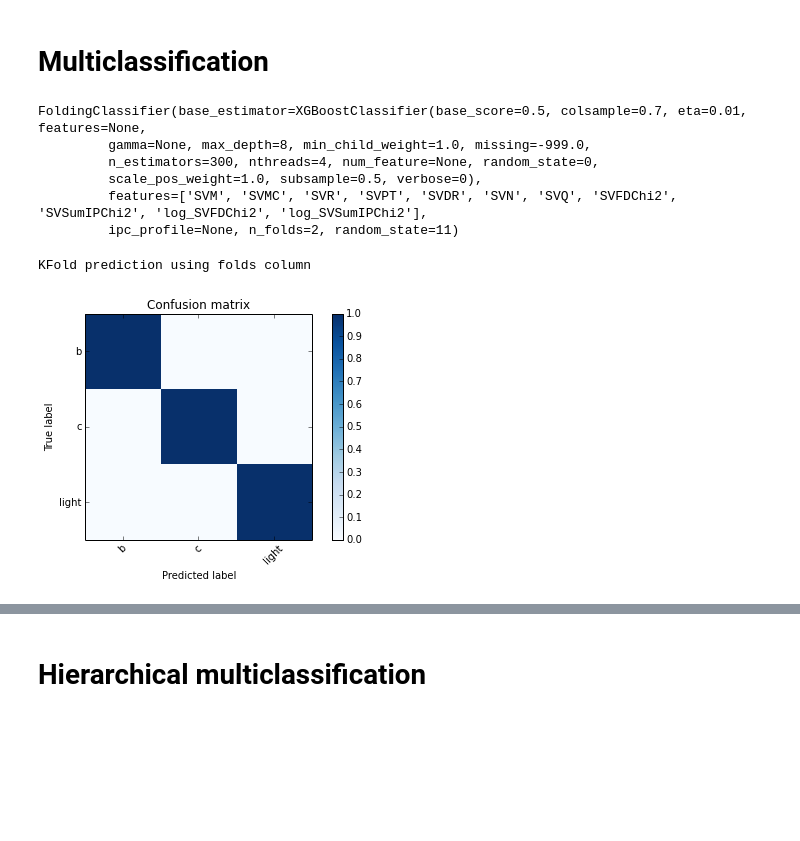
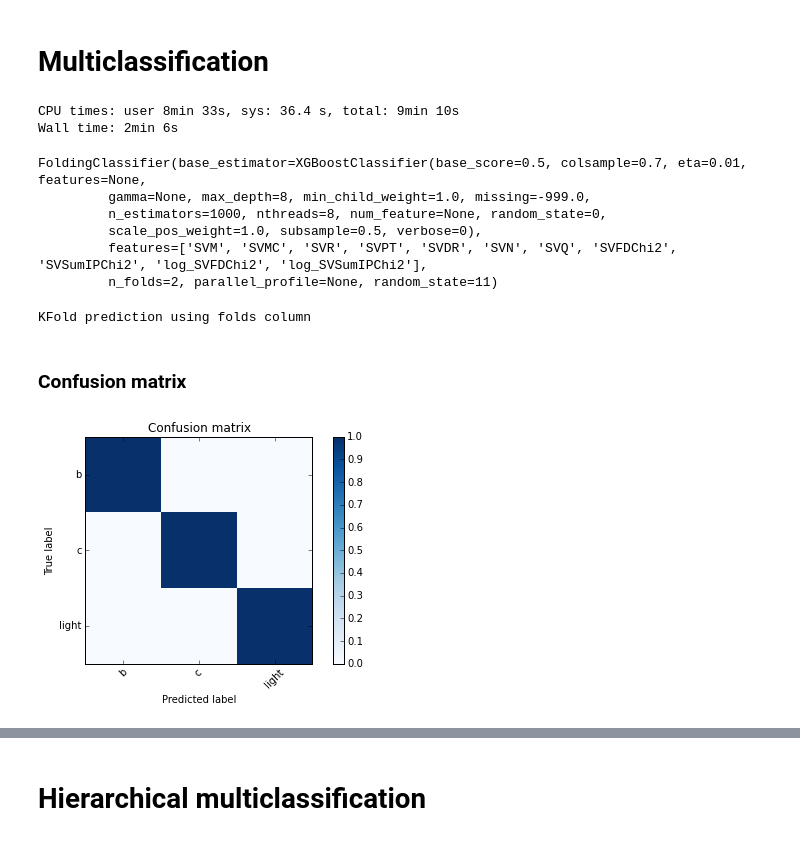
Before and after one commit to tlikhomanenko/jet_tagging_LHCb, a Jupyter notebook: jet-tagging.ipynb, the cells around one changed output, grey strips where cells are left out. Drawn from its saved outputs; the diff is of its cells as text; code cells hidden in the pictures; blank space fills up the shorter version.

```diff
--- a/jet-tagging.ipynb
+++ b/jet-tagging.ipynb
@@ -155,2 +177,7 @@ pass
+# %%
+full_data = pandas.concat([data_b, data_c, data_light])
+full_data['bdt1'] = bdt1
+full_data['bdt2'] = bdt2
+full_data['label'] = [0] * len(data_b) + [1] * len(data_c) + [2] * len(data_light)
 # %% [markdown]
 # Multiclassification
@@ -160,20 +184,26 @@ data_multi_lds = LabeledDataStorage(pandas.concat([data_b, data_c, data_light]),
+# %%
+data_multi_lds = LabeledDataStorage(full_data, 'label')
 # %%
 from rep.estimators import XGBoostClassifier
-xgb_base = XGBoostClassifier(n_estimators=300, colsample=0.7, eta=0.01, nthreads=4,
+xgb_base = XGBoostClassifier(n_estimators=1000, colsample=0.7, eta=0.01, nthreads=8,
                              subsample=0.5, max_depth=8)
 multi_folding = FoldingClassifier(xgb_base, n_folds=2, random_state=11, features=sv_features)
-multi_folding.fit_lds(data_multi_lds)
+%time multi_folding.fit_lds(data_multi_lds)
 # %% [output]
-FoldingClassifier(base_estimator=XGBoostClassifier(base_score=0.5, colsample=0.7, eta=0.01, features=None,
-         gamma=None, max_depth=8, min_child_weight=1.0, missing=-999.0,
-         n_estimators=300, nthreads=4, num_feature=None, random_state=0,
-         scale_pos_weight=1.0, subsample=0.5, verbose=0),
-         features=['SVM', 'SVMC', 'SVR', 'SVPT', 'SVDR', 'SVN', 'SVQ', 'SVFDChi2', 'SVSumIPChi2', 'log_SVFDChi2', 'log_SVSumIPChi2'],
-         ipc_profile=None, n_folds=2, random_state=11)
+CPU times: user 8min 33s, sys: 36.4 s, total: 9min 10s
+Wall time: 2min 6s
+FoldingClassifier(base_estimator=XGBoostClassifier(base_score=0.5, colsample=0.7, eta=0.01, features=None,
+         gamma=None, max_depth=8, min_child_weight=1.0, missing=-999.0,
+         n_estimators=1000, nthreads=8, num_feature=None, random_state=0,
+         scale_pos_weight=1.0, subsample=0.5, verbose=0),
+         features=['SVM', 'SVMC', 'SVR', 'SVPT', 'SVDR', 'SVN', 'SVQ', 'SVFDChi2', 'SVSumIPChi2', 'log_SVFDChi2', 'log_SVSumIPChi2'],
+         n_folds=2, parallel_profile=None, random_state=11)
 # %%
-multi_probs = multi_folding.predict_proba(pandas.concat([data_b, data_c, data_light]))
+multi_probs = multi_folding.predict_proba(full_data)
 # %% [output]
 KFold prediction using folds column
+# %% [markdown]
+### Confusion matrix
 # %%
 from sklearn.metrics import confusion_matrix
 def plot_confusion_matrix(cm, title='Confusion matrix', cmap=plt.cm.Blues):
@@ -190,9 +220,10 @@ def plot_confusion_matrix(cm, title='Confusion matrix', cmap=plt.cm.Blues):
 # %%
 cm = confusion_matrix([0] * len(data_b) + [1] * len(data_c) + [2] * len(data_light), numpy.argmax(multi_probs, axis=1))
 # %%
+figsize(6, 4)
 plot_confusion_matrix(cm / numpy.max(cm, axis=0))
 # %% [output]
-[figure, old version]
+[figure, new version]
 # %%
 labels = numpy.array([0] * len(data_b) + [1] * len(data_c) + [2] * len(data_light))
 # %%
```
Also changed, not shown: parts of 72 cells of this notebook.
